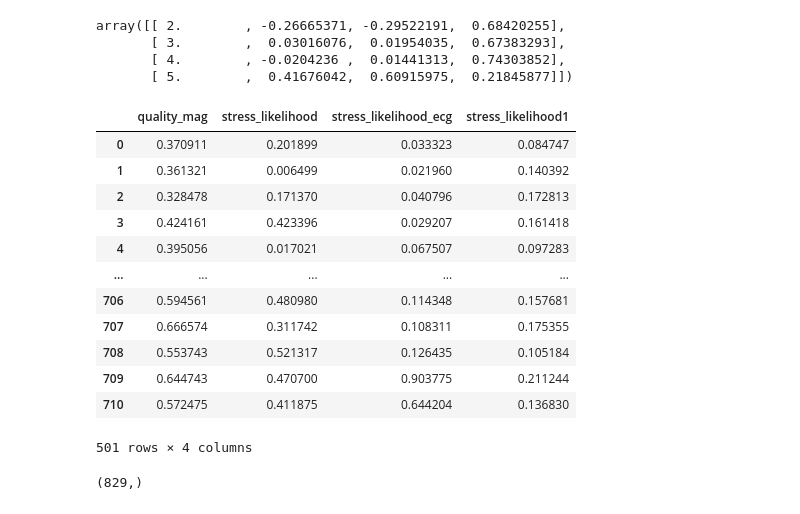
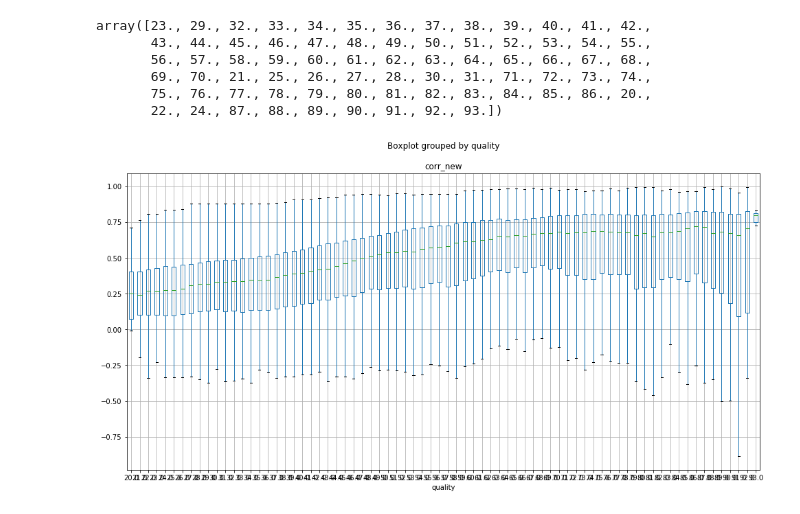
Before and after one commit to aungkonazim/RR-ECG-PPG, a Jupyter notebook: stress_exp/main_read_all_data.ipynb, the cells around one changed output. Cells and saved outputs as stored; diff of their text form; code cells hidden in the pictures.

```diff
--- a/stress_exp/main_read_all_data.ipynb
+++ b/stress_exp/main_read_all_data.ipynb
@@ -10,10 +3,4 @@ import zipfile
 with zipfile.ZipFile(directory+'ecg_ppg_25_left.zip', 'r') as zip_ref:
     zip_ref.extractall(directory+'ecg_ppg_25_left')
 # %%
-directory = '../data_users/ecg_ppg_25_left/'
+directory = '../../cc3/rice_data/ecg_ppg_25_left/'
-# %%
-for d in os.listdir(directory):
-    if d[-1]!='p' or d not in ['0c726695-f016-4019-9aab-c292298ee10c.p']:
-        continue
-    data = pickle.load(open(directory+d,'rb'))
-    print(data.shape,d,data.dropna().shape)
@@ -131,27 +164,19 @@ See the caveats in the documentation: https://pandas.pydata.org/pandas-docs/stab
-# %%
-all_corr
-# %% [output]
-array([[ 2.        , -0.26665371, -0.29522191,  0.68420255],
-       [ 3.        ,  0.03016076,  0.01954035,  0.67383293],
-       [ 4.        , -0.0204236 ,  0.01441313,  0.74303852],
-       [ 5.        ,  0.41676042,  0.60915975,  0.21845877]])
-# %%
-a[['quality_mag','stress_likelihood','stress_likelihood_ecg','stress_likelihood1']].dropna()
-# %% [output]
-|  | quality_mag | stress_likelihood | stress_likelihood_ecg | stress_likelihood1 |
-| 0 | 0.370911 | 0.201899 | 0.033323 | 0.084747 |
-| 1 | 0.361321 | 0.006499 | 0.021960 | 0.140392 |
-| 2 | 0.328478 | 0.171370 | 0.040796 | 0.172813 |
-| 3 | 0.424161 | 0.423396 | 0.029207 | 0.161418 |
-| 4 | 0.395056 | 0.017021 | 0.067507 | 0.097283 |
-| ... | ... | ... | ... | ... |
-| 706 | 0.594561 | 0.480980 | 0.114348 | 0.157681 |
-| 707 | 0.666574 | 0.311742 | 0.108311 | 0.175355 |
-| 708 | 0.553743 | 0.521317 | 0.126435 | 0.105184 |
-| 709 | 0.644743 | 0.470700 | 0.903775 | 0.211244 |
-| 710 | 0.572475 | 0.411875 | 0.644204 | 0.136830 |
-501 rows × 4 columns
-# %%
-a['time'].shape
-# %% [output]
-(829,)
+# %%
+data_all = pd.DataFrame(np.concatenate(data),columns=['quality','corr_orig','corr_new','corr_between','ppg_yield','ecg_yield'])
+data_all['quality'].unique()
+# %% [output]
+array([23., 29., 32., 33., 34., 35., 36., 37., 38., 39., 40., 41., 42.,
+       43., 44., 45., 46., 47., 48., 49., 50., 51., 52., 53., 54., 55.,
+       56., 57., 58., 59., 60., 61., 62., 63., 64., 65., 66., 67., 68.,
+       69., 70., 21., 25., 26., 27., 28., 30., 31., 71., 72., 73., 74.,
+       75., 76., 77., 78., 79., 80., 81., 82., 83., 84., 85., 86., 20.,
+       22., 24., 87., 88., 89., 90., 91., 92., 93.])
+# %%
+import matplotlib.pyplot as plt
+%matplotlib inline
+fig, ax = plt.subplots(figsize=(16,8))
+plt.suptitle('')
+c = data_all.boxplot(column=['corr_new'], by='quality', ax=ax,showfliers=False)
+# plt.xticks(rotation=100)
+# %% [output]
+[figure, added]
```
Also changed, not shown: parts of 5 cells of this notebook, 3 other files.
